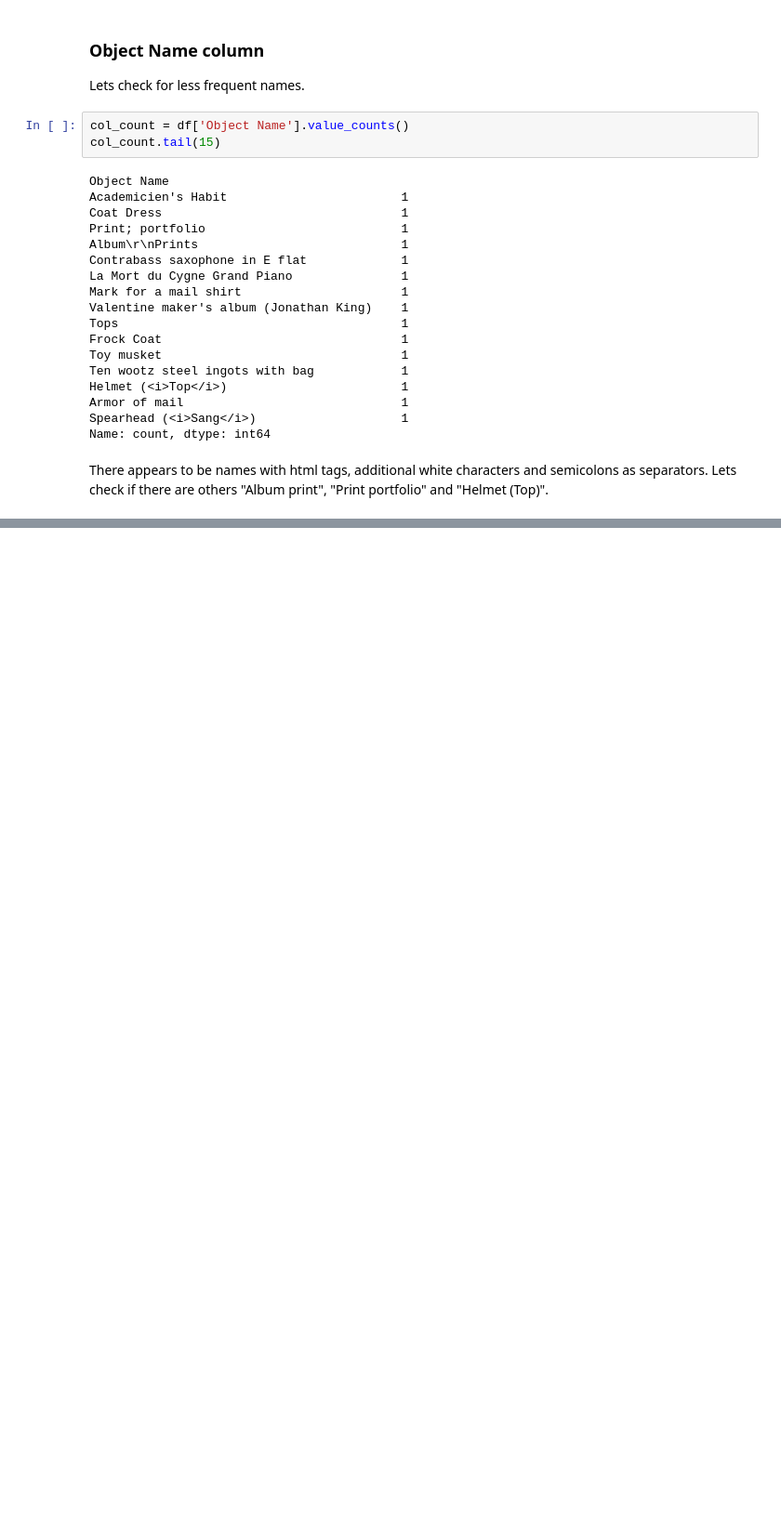
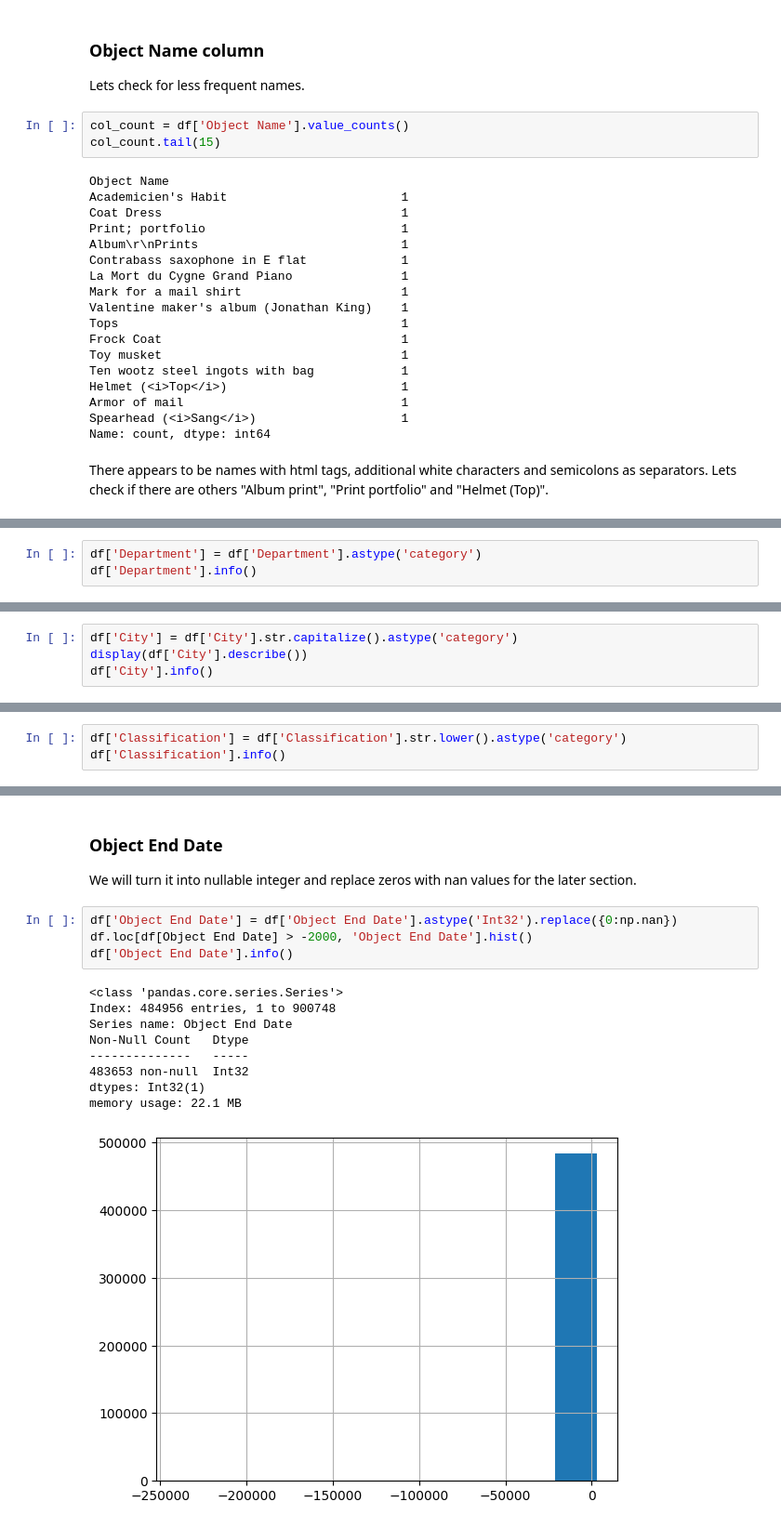
Before and after one commit to ZhigaMason/University, a Jupyter notebook: 01/01_homework.ipynb, the cells around one changed output, grey strips where cells are left out. Shown at 93% size. Cells and saved outputs as stored; diff of their text form; blank space fills up the shorter version.

```diff
--- a/01/01_homework.ipynb
+++ b/01/01_homework.ipynb
@@ -178,0 +304,3 @@ Name: count, dtype: int64
+# %%
+df['Department'] = df['Department'].astype('category')
+df['Department'].info()
@@ -178,0 +320,4 @@ Name: count, dtype: int64
+# %%
+df['City'] = df['City'].str.capitalize().astype('category')
+display(df['City'].describe())
+df['City'].info()
@@ -178,0 +342,3 @@ Name: count, dtype: int64
+# %%
+df['Classification'] = df['Classification'].str.lower().astype('category')
+df['Classification'].info()
@@ -178,0 +425,18 @@ Name: count, dtype: int64
+# %% [markdown]
+### Object End Date
+
+We will turn it into nullable integer and replace zeros with nan values for the later section.
+# %%
+df['Object End Date'] = df['Object End Date'].astype('Int32').replace({0:np.nan})
+df.loc[df[Object End Date] > -2000, 'Object End Date'].hist()
+df['Object End Date'].info()
+# %% [output]
+<class 'pandas.core.series.Series'>
+Index: 484956 entries, 1 to 900748
+Series name: Object End Date
+Non-Null Count   Dtype
+--------------   -----
+483653 non-null  Int32
+dtypes: Int32(1)
+memory usage: 22.1 MB
+[figure, added]
```
Also changed, not shown: parts of 52 cells of this notebook.
